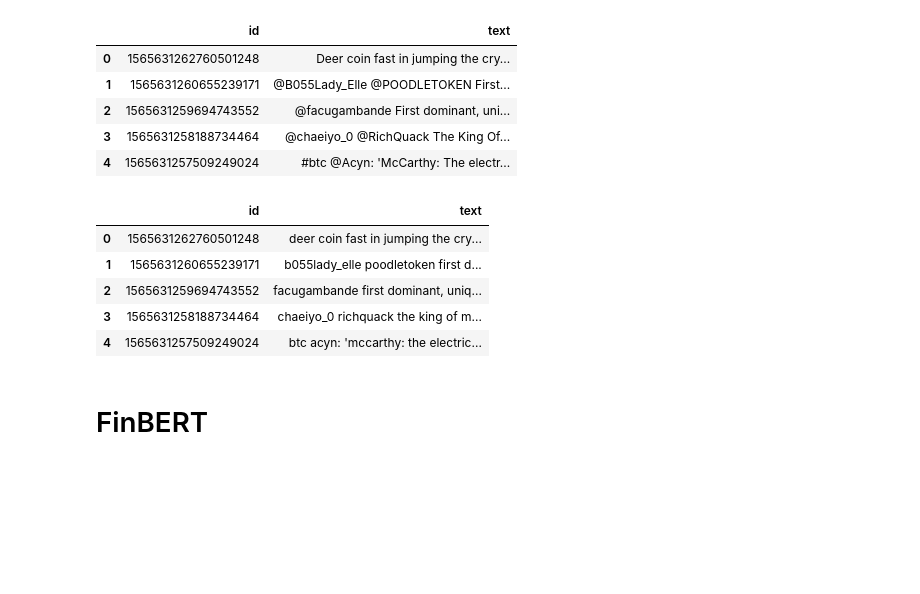
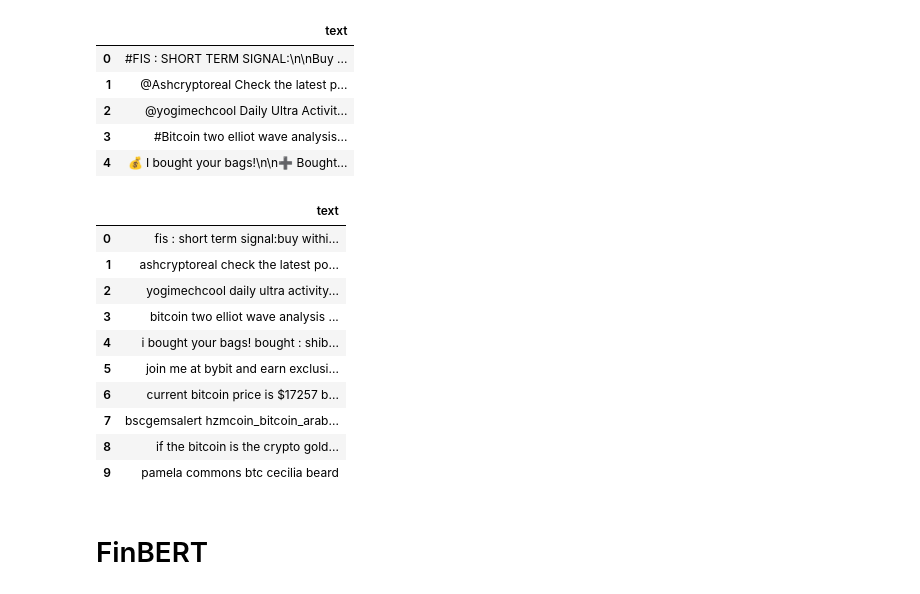
Before and after one commit to webclinic017/Trading-sandbox, a Jupyter notebook: 04_Twitter_processing.ipynb, the cells around one changed output. Cells and saved outputs as stored; diff of their text form; code cells hidden in the pictures; blank space fills up the shorter version.

```diff
--- a/04_Twitter_processing.ipynb
+++ b/04_Twitter_processing.ipynb
@@ -5,21 +3,34 @@ import pandas as pd
 # %%
 import tweepy
+import pandas as pd
 
 client = tweepy.Client(bearer_token="AAAAAAAAAAAAAAAAAAAAAIHQcQEAAAAAltFqxFhiitQ6AT8R9LP8mX%2F9y8w%3DSTDzL94lipFbvKOqaLMNTFQKx2Tf0Y3fODsrwq0bjSkggdF5fY")
 
-tweets = client.search_recent_tweets("(#bitcoin OR #Bitcoin OR #BTC OR #btc OR #cryptocurrencies) -is:retweet lang:en",max_results=100,).data
+tweets = client.search_recent_tweets("(#bitcoin OR #Bitcoin OR #BTC OR #btc) -is:retweet lang:en",max_results=100,).data
 tweets_df = pd.DataFrame([tweet.data for tweet in tweets])
+tweets_df.drop(columns=['id','edit_history_tweet_ids'],inplace=True)
 tweets_df.head()
 # %% [output]
-|  | id | text |
-| 0 | 1565631262760501248 | Deer coin fast in jumping the cry... |
-| 1 | 1565631260655239171 | @B055Lady_Elle @POODLETOKEN First... |
-| 2 | 1565631259694743552 | @facugambande First dominant, uni... |
-| 3 | 1565631258188734464 | @chaeiyo_0 @RichQuack The King Of... |
-| 4 | 1565631257509249024 | #btc @Acyn: 'McCarthy: The electr... |
+|  | text |
+| 0 | #FIS : SHORT TERM SIGNAL:\n\nBuy ... |
+| 1 | @Ashcryptoreal Check the latest p... |
+| 2 | @yogimechcool Daily Ultra Activit... |
+| 3 | #Bitcoin two elliot wave analysis... |
+| 4 | 💰 I bought your bags!\n\n➕ Bought... |
 # %%
 import re
-def cleanTweets(txt):
+
+def cleanTweets(txt:str) -> str:
+    """This function takes a string as input and returns a cleaned version of the
+    string by removing hashtags, newlines, URLs, @ symbols, and emojis. It also
+    converts the string to lowercase.
+
+    Args:
+        txt (str): The input string to be cleaned.
+
+    Returns:
+        str: The cleaned version of the input string.
+    """
     txt = str(txt)
     txt = re.sub(r'#','',txt)
     txt = re.sub(r'\n','',txt)
@@ -45,17 +56,23 @@ def cleanTweets(txt):
                                u"\ufe0f"  # dingbats
                                u"\u3030"
                                "]+", flags=re.UNICODE)
+
     return emoji_pattern.sub(r'', txt).lower()
 # %%
 tweets_df.text = tweets_df.text.apply(cleanTweets)
-tweets_df.head()
+tweets_df.head(10)
 # %% [output]
-|  | id | text |
-| 0 | 1565631262760501248 | deer coin fast in jumping the cry... |
-| 1 | 1565631260655239171 | b055lady_elle poodletoken first d... |
-| 2 | 1565631259694743552 | facugambande first dominant, uniq... |
-| 3 | 1565631258188734464 | chaeiyo_0 richquack the king of m... |
-| 4 | 1565631257509249024 | btc acyn: 'mccarthy: the electric... |
+|  | text |
+| 0 | fis : short term signal:buy withi... |
+| 1 | ashcryptoreal check the latest po... |
+| 2 | yogimechcool daily ultra activity... |
+| 3 | bitcoin two elliot wave analysis ... |
+| 4 | i bought your bags! bought : shib... |
+| 5 | join me at bybit and earn exclusi... |
+| 6 | current bitcoin price is $17257 b... |
+| 7 | bscgemsalert hzmcoin_bitcoin_arab... |
+| 8 | if the bitcoin is the crypto gold... |
+| 9 | pamela commons btc cecilia beard |
 # %% [markdown]
 # FinBERT
 # %%
```
Also changed, not shown: parts of 23 cells of this notebook, 4 other files.
